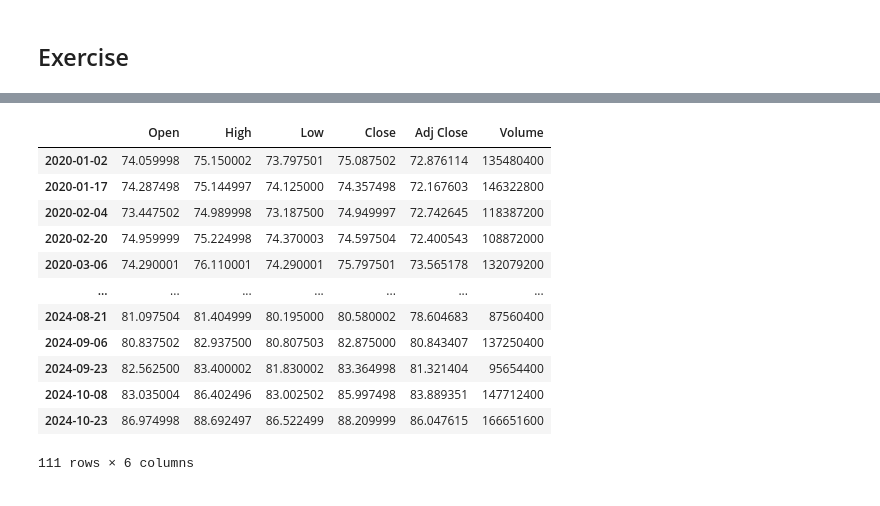
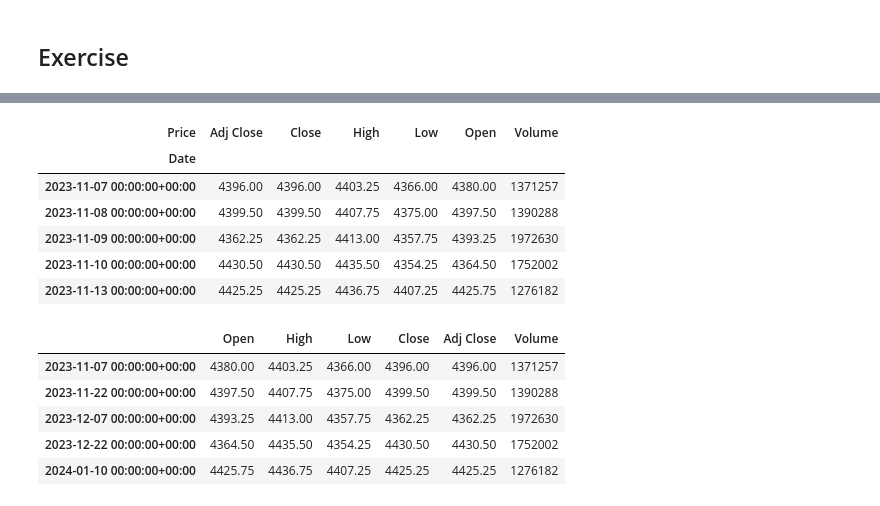
Before and after one commit to Goooo4it/Advances-in-Financial-Machine-Learning, a Jupyter notebook: 2.Financial_Data_Structures.ipynb, the cells around one changed output, grey strips where cells are left out. Drawn from its saved outputs; the diff is of its cells as text; code cells hidden in the pictures.

```diff
--- a/2.Financial_Data_Structures.ipynb
+++ b/2.Financial_Data_Structures.ipynb
@@ -94,3 +98,13 @@ es_data.head()
+# %%
+es_data.head()
+# %% [output]
+| Price | Adj Close | Close | High | Low | Open | Volume |
+| Date |  |  |  |  |  |  |
+| 2023-11-07 00:00:00+00:00 | 4396.00 | 4396.00 | 4403.25 | 4366.00 | 4380.00 | 1371257 |
+| 2023-11-08 00:00:00+00:00 | 4399.50 | 4399.50 | 4407.75 | 4375.00 | 4397.50 | 1390288 |
+| 2023-11-09 00:00:00+00:00 | 4362.25 | 4362.25 | 4413.00 | 4357.75 | 4393.25 | 1972630 |
+| 2023-11-10 00:00:00+00:00 | 4430.50 | 4430.50 | 4435.50 | 4354.25 | 4364.50 | 1752002 |
+| 2023-11-13 00:00:00+00:00 | 4425.25 | 4425.25 | 4436.75 | 4407.25 | 4425.75 | 1276182 |
 # %%
 def group_bars(ticks, bar_index):
     ticks = ticks.reset_index()
@@ -116,24 +130,19 @@ def group_bars(ticks, bar_index):
 # %%
 p = 0
 index = []
-for i in data.index:
+for i in es_data.index:
     if p % 11 == 0:
         index.append(i)
     p += 1
 index = pd.Series(index)
-group_bars(data, index)
+df = group_bars(es_data, index)
-# %% [output]
-|  | Open | High | Low | Close | Adj Close | Volume |
-| 2020-01-02 | 74.059998 | 75.150002 | 73.797501 | 75.087502 | 72.876114 | 135480400 |
-| 2020-01-17 | 74.287498 | 75.144997 | 74.125000 | 74.357498 | 72.167603 | 146322800 |
-| 2020-02-04 | 73.447502 | 74.989998 | 73.187500 | 74.949997 | 72.742645 | 118387200 |
-| 2020-02-20 | 74.959999 | 75.224998 | 74.370003 | 74.597504 | 72.400543 | 108872000 |
-| 2020-03-06 | 74.290001 | 76.110001 | 74.290001 | 75.797501 | 73.565178 | 132079200 |
-| ... | ... | ... | ... | ... | ... | ... |
-| 2024-08-21 | 81.097504 | 81.404999 | 80.195000 | 80.580002 | 78.604683 | 87560400 |
-| 2024-09-06 | 80.837502 | 82.937500 | 80.807503 | 82.875000 | 80.843407 | 137250400 |
-| 2024-09-23 | 82.562500 | 83.400002 | 81.830002 | 83.364998 | 81.321404 | 95654400 |
-| 2024-10-08 | 83.035004 | 86.402496 | 83.002502 | 85.997498 | 83.889351 | 147712400 |
-| 2024-10-23 | 86.974998 | 88.692497 | 86.522499 | 88.209999 | 86.047615 | 166651600 |
-111 rows × 6 columns
+# %%
+df.head()
+# %% [output]
+|  | Open | High | Low | Close | Adj Close | Volume |
+| 2023-11-07 00:00:00+00:00 | 4380.00 | 4403.25 | 4366.00 | 4396.00 | 4396.00 | 1371257 |
+| 2023-11-22 00:00:00+00:00 | 4397.50 | 4407.75 | 4375.00 | 4399.50 | 4399.50 | 1390288 |
+| 2023-12-07 00:00:00+00:00 | 4393.25 | 4413.00 | 4357.75 | 4362.25 | 4362.25 | 1972630 |
+| 2023-12-22 00:00:00+00:00 | 4364.50 | 4435.50 | 4354.25 | 4430.50 | 4430.50 | 1752002 |
+| 2024-01-10 00:00:00+00:00 | 4425.75 | 4436.75 | 4407.25 | 4425.25 | 4425.25 | 1276182 |
 # %%
```
Also changed, not shown: parts of 11 cells of this notebook.
